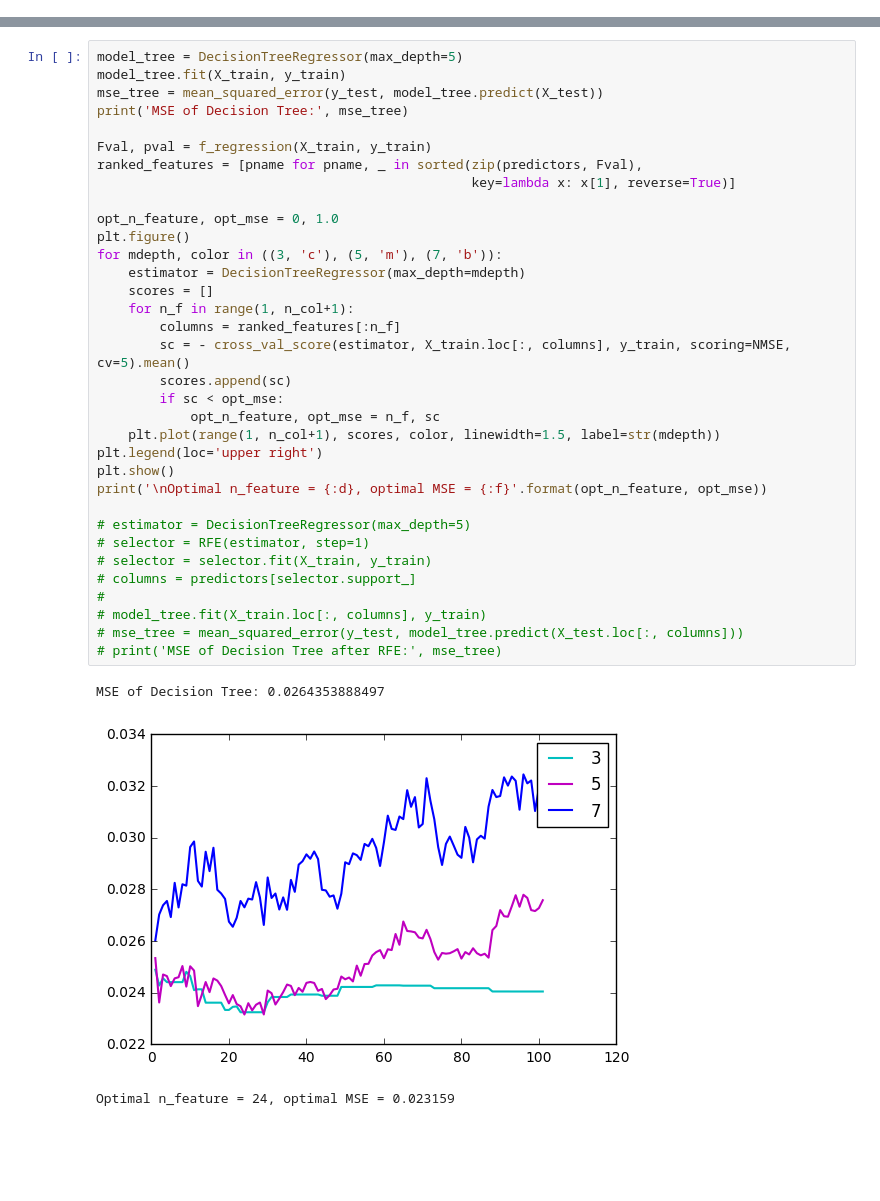
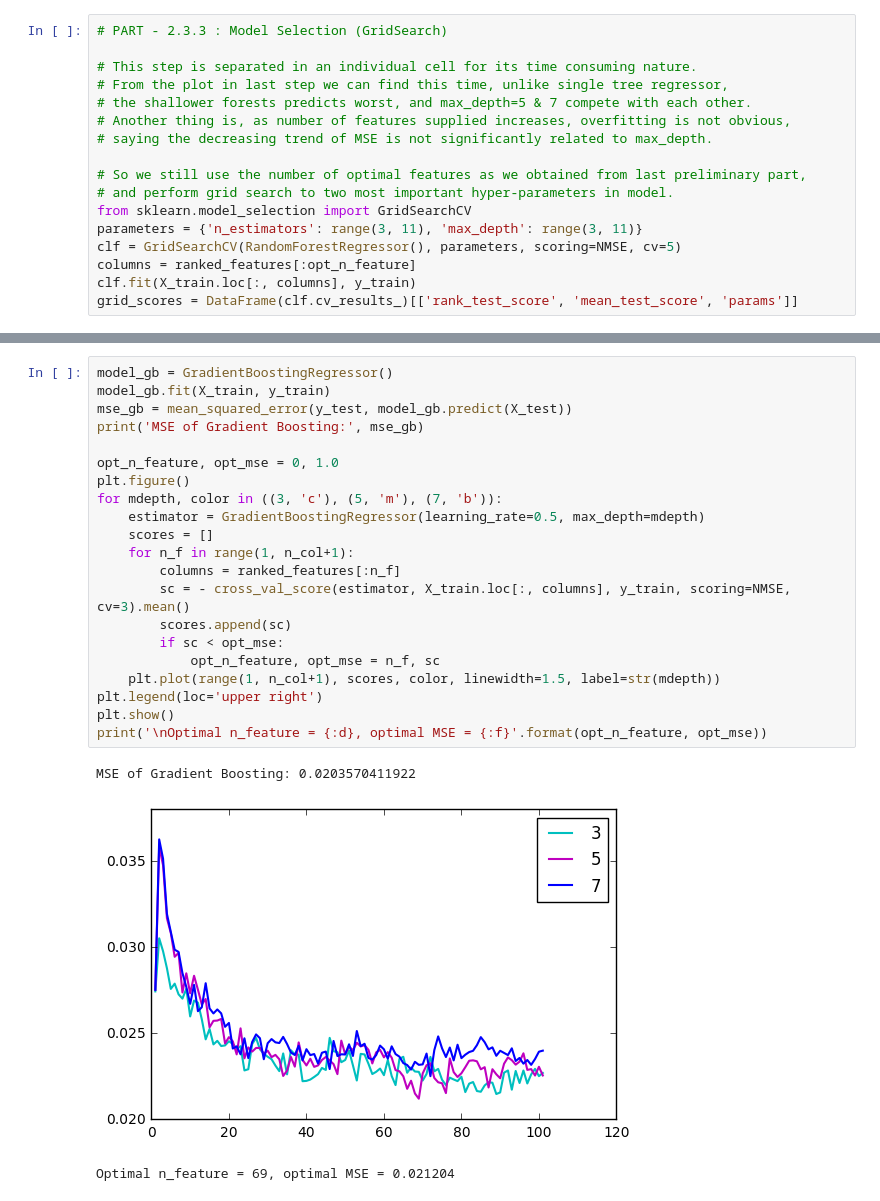
Before and after one commit to Adward-R/STAT-665-DMML, a Jupyter notebook: HW08/hw04.ipynb, the cells around one changed output, grey strips where cells are left out. Cells and saved outputs as stored; diff of their text form; blank space fills up the shorter version.

```diff
--- a/HW08/hw04.ipynb
+++ b/HW08/hw04.ipynb
@@ -77,0 +165,17 @@ MSE of LR: 0.0209962471269
+# %%
+# PART - 2.3.3 : Model Selection (GridSearch)
+
+# This step is separated in an individual cell for its time consuming nature.
+# From the plot in last step we can find this time, unlike single tree regressor,
+# the shallower forests predicts worst, and max_depth=5 & 7 compete with each other.
+# Another thing is, as number of features supplied increases, overfitting is not obvious,
+# saying the decreasing trend of MSE is not significantly related to max_depth.
+
+# So we still use the number of optimal features as we obtained from last preliminary part,
+# and perform grid search to two most important hyper-parameters in model.
+from sklearn.model_selection import GridSearchCV
+parameters = {'n_estimators': range(3, 11), 'max_depth': range(3, 11)}
+clf = GridSearchCV(RandomForestRegressor(), parameters, scoring=NMSE, cv=5)
+columns = ranked_features[:opt_n_feature]
+clf.fit(X_train.loc[:, columns], y_train)
+grid_scores = DataFrame(clf.cv_results_)[['rank_test_score', 'mean_test_score', 'params']]
@@ -78,38 +239,25 @@ MSE of LR: 0.0209962471269
 # %%
-model_tree = DecisionTreeRegressor(max_depth=5)
-model_tree.fit(X_train, y_train)
-mse_tree = mean_squared_error(y_test, model_tree.predict(X_test))
-print('MSE of Decision Tree:', mse_tree)
-
-Fval, pval = f_regression(X_train, y_train)
-ranked_features = [pname for pname, _ in sorted(zip(predictors, Fval),
-                                                key=lambda x: x[1], reverse=True)]
+model_gb = GradientBoostingRegressor()
+model_gb.fit(X_train, y_train)
+mse_gb = mean_squared_error(y_test, model_gb.predict(X_test))
+print('MSE of Gradient Boosting:', mse_gb)
 
 opt_n_feature, opt_mse = 0, 1.0
 plt.figure()
 for mdepth, color in ((3, 'c'), (5, 'm'), (7, 'b')):
-    estimator = DecisionTreeRegressor(max_depth=mdepth)
+    estimator = GradientBoostingRegressor(learning_rate=0.5, max_depth=mdepth)
     scores = []
     for n_f in range(1, n_col+1):
         columns = ranked_features[:n_f]
-        sc = - cross_val_score(estimator, X_train.loc[:, columns], y_train, scoring=NMSE, cv=5).mean()
+        sc = - cross_val_score(estimator, X_train.loc[:, columns], y_train, scoring=NMSE, cv=3).mean()
         scores.append(sc)
         if sc < opt_mse:
             opt_n_feature, opt_mse = n_f, sc
     plt.plot(range(1, n_col+1), scores, color, linewidth=1.5, label=str(mdepth))
 plt.legend(loc='upper right')
 plt.show()
 print('\nOptimal n_feature = {:d}, optimal MSE = {:f}'.format(opt_n_feature, opt_mse))
-
-# estimator = DecisionTreeRegressor(max_depth=5)
-# selector = RFE(estimator, step=1)
-# selector = selector.fit(X_train, y_train)
-# columns = predictors[selector.support_]
-#
-# model_tree.fit(X_train.loc[:, columns], y_train)
-# mse_tree = mean_squared_error(y_test, model_tree.predict(X_test.loc[:, columns]))
-# print('MSE of Decision Tree after RFE:', mse_tree)
 # %% [output]
-MSE of Decision Tree: 0.0264353888497
+MSE of Gradient Boosting: 0.0203570411922
-[figure, old version]
+[figure, new version]
-Optimal n_feature = 24, optimal MSE = 0.023159
+Optimal n_feature = 69, optimal MSE = 0.021204
```
Also changed, not shown: parts of 17 cells of this notebook.
